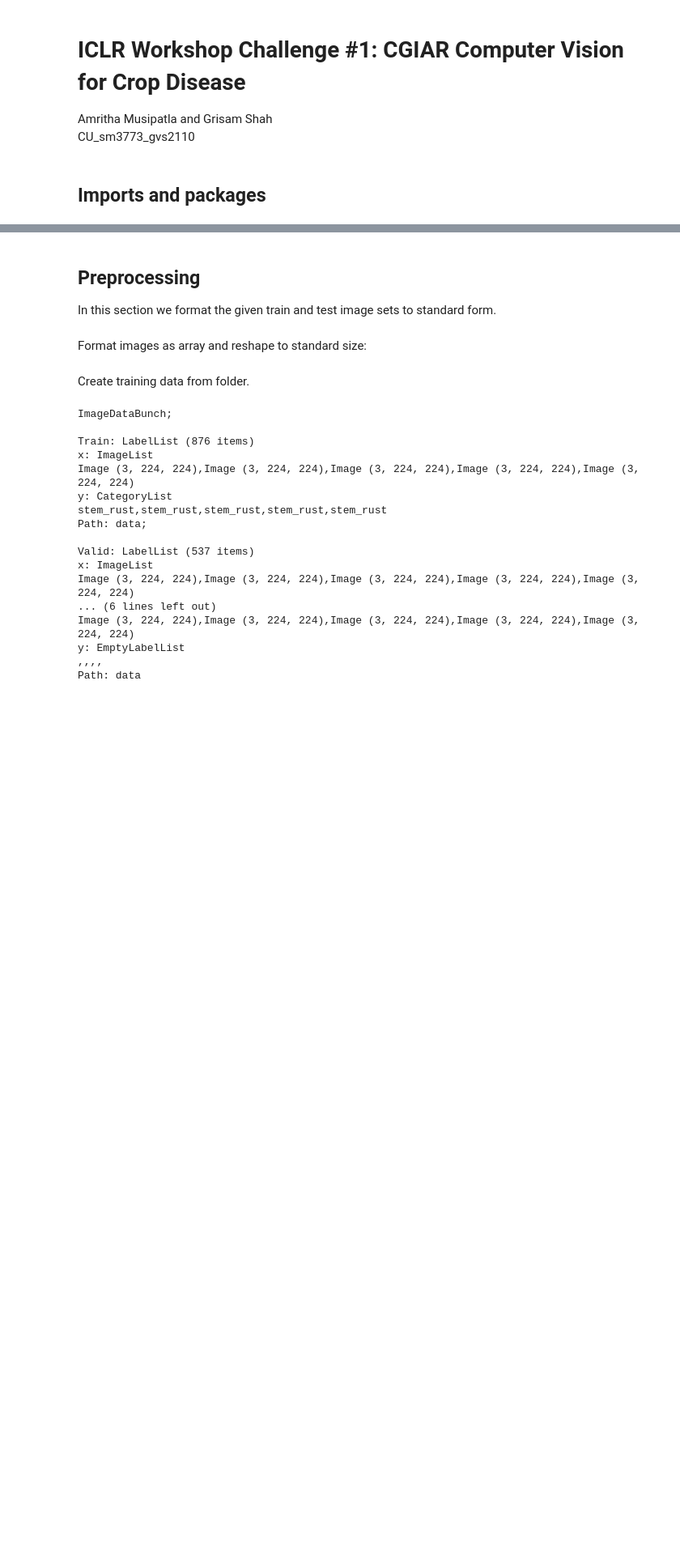
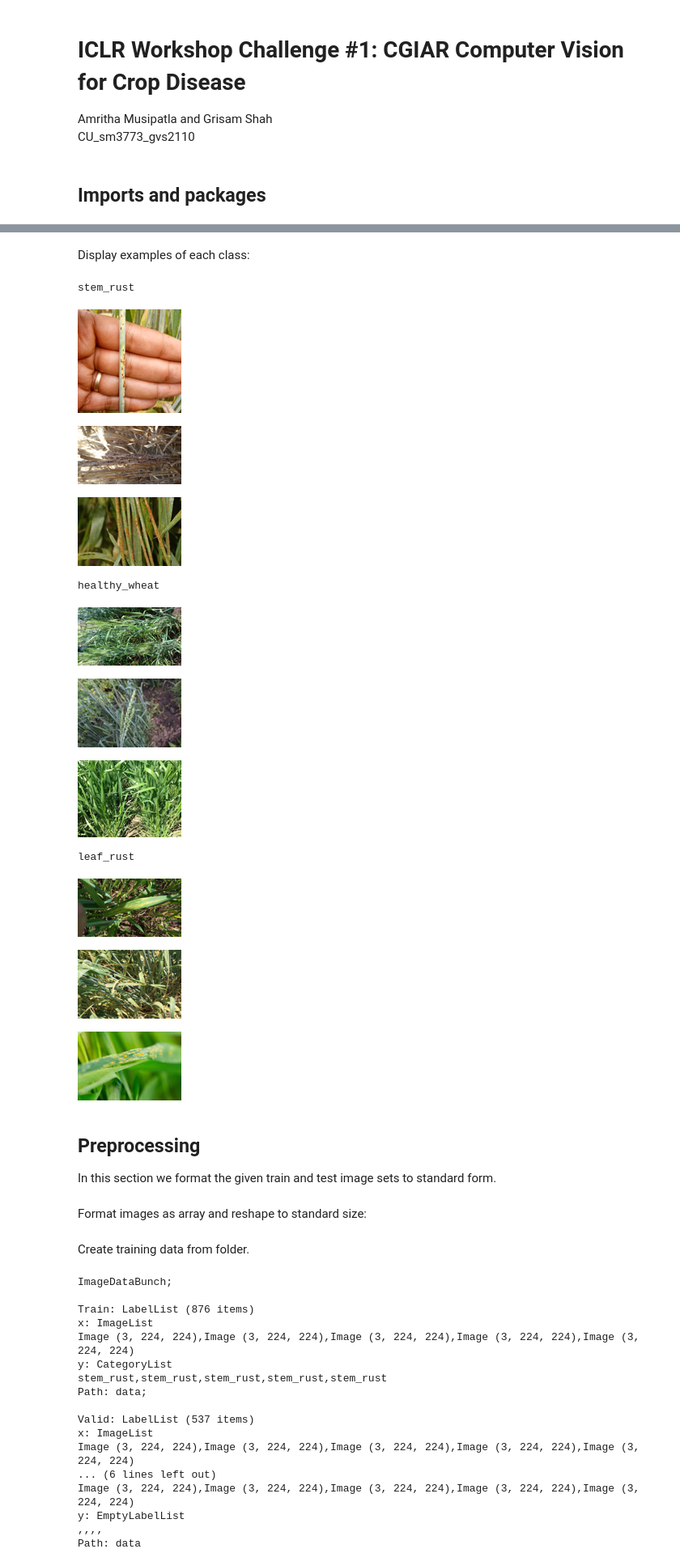
Before and after one commit to a-musipatla/CU_sm3773_gvs2110---CV-for-Crop-Disease, a Jupyter notebook: crop_disease.ipynb, the cells around one changed output, grey strips where cells are left out. Shown at 81% size. Drawn from its saved outputs; the diff is of its cells as text; code cells hidden in the pictures; blank space fills up the shorter version.

```diff
--- a/crop_disease.ipynb
+++ b/crop_disease.ipynb
@@ -27,3 +62,31 @@ from fastai.vision import *
+# %% [markdown]
+Display examples of each class:
+# %%
+for subdir, dirs, ims in os.walk(train_dir):
+    if (subdir != train_dir):
+        # Choose random files
+        img_list = os.listdir(subdir)
+        number_files = len(img_list)
+        img_nums = random.sample(range(number_files), 3)
+        print(subdir.split('/')[-1])
+        for i in img_nums:
+            image = PIL.Image.open(subdir+'/'+img_list[i])
+            image.thumbnail([128,128])
+            display(image)
+            #plt.imshow(np.asarray(image))
+# %% [output]
+stem_rust
+[figure, added]
+[figure, added]
+[figure, added]
+healthy_wheat
+[figure, added]
+[figure, added]
+[figure, added]
+leaf_rust
+[figure, added]
+[figure, added]
+[figure, added]
 # %% [markdown]
 ## Preprocessing
 
```
Also changed, not shown: parts of 9 cells of this notebook.
